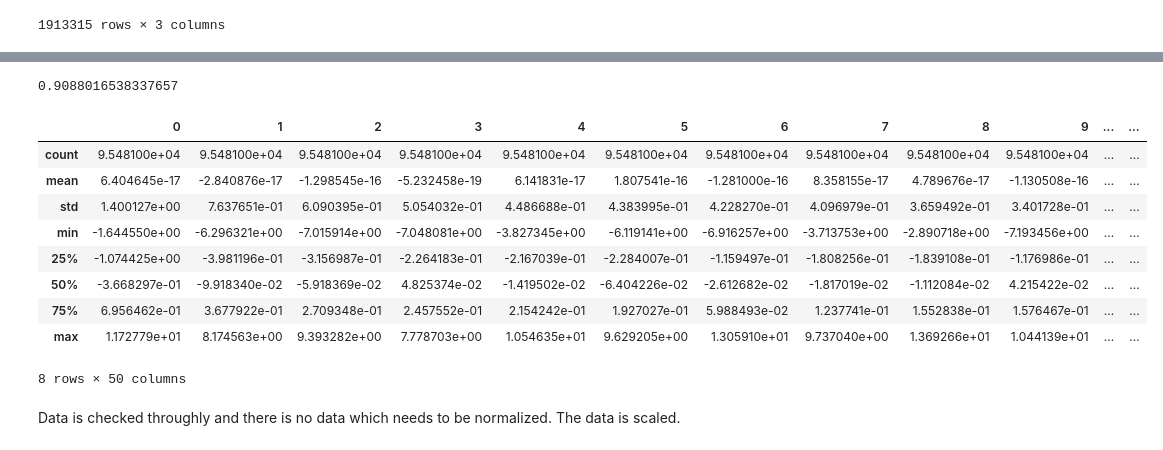
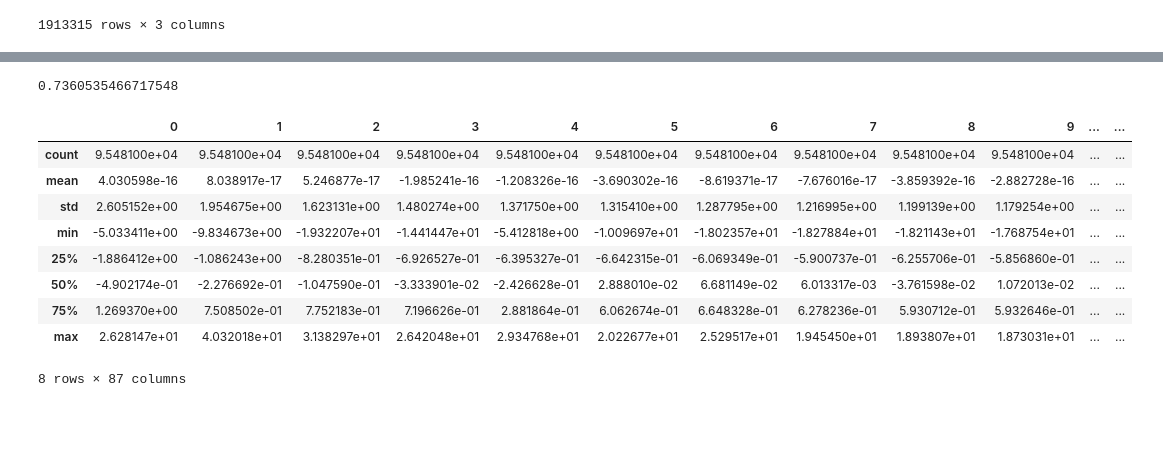
Before and after one commit to divmi/InstaCart, a Jupyter notebook: CustomerSegmentation.ipynb, the cells around one changed output, grey strips where cells are left out. Drawn from its saved outputs; the diff is of its cells as text; code cells hidden in the pictures; blank space fills up the shorter version.

```diff
--- a/CustomerSegmentation.ipynb
+++ b/CustomerSegmentation.ipynb
@@ -623,0 +692,12 @@ data_less_than_10,index_match_less_than_10=GenerateDataSet(final_list_for_user_l
+# %%
+from sklearn.preprocessing import StandardScaler
+def ScaleData(data):
+    scaler=StandardScaler()
+    standardScaledData=scaler.fit_transform(data)
+    dataset=pd.DataFrame(standardScaledData,columns=list(data.columns))
+    plt.figure(figsize=(13,5))
+    plt.plot(dataset)
+    return dataset
+# %%
+scaled_df_more_than_20=ScaleData(data);
+scaled_df_less_than_10=ScaleData(data_less_than_10);
@@ -633,17 +765,15 @@ def GeneratePCADataset(user_list,n_component):
 # %%
-pca_50_dataset=GeneratePCADataset(data_less_than_10,50)
-pca_50_dataset.describe()
+pca_less_than_10_after_normalization=GeneratePCADataset(scaled_df_less_than_10,87)
+pca_less_than_10_after_normalization.describe()
 # %% [output]
-0.9088016538337657
+0.7360535466717548
 |  | 0 | 1 | 2 | 3 | 4 | 5 | 6 | 7 | 8 | 9 | ... | ... |
 | count | 9.548100e+04 | 9.548100e+04 | 9.548100e+04 | 9.548100e+04 | 9.548100e+04 | 9.548100e+04 | 9.548100e+04 | 9.548100e+04 | 9.548100e+04 | 9.548100e+04 | ... | ... |
-| mean | 6.404645e-17 | -2.840876e-17 | -1.298545e-16 | -5.232458e-19 | 6.141831e-17 | 1.807541e-16 | -1.281000e-16 | 8.358155e-17 | 4.789676e-17 | -1.130508e-16 | ... | ... |
-| std | 1.400127e+00 | 7.637651e-01 | 6.090395e-01 | 5.054032e-01 | 4.486688e-01 | 4.383995e-01 | 4.228270e-01 | 4.096979e-01 | 3.659492e-01 | 3.401728e-01 | ... | ... |
-| min | -1.644550e+00 | -6.296321e+00 | -7.015914e+00 | -7.048081e+00 | -3.827345e+00 | -6.119141e+00 | -6.916257e+00 | -3.713753e+00 | -2.890718e+00 | -7.193456e+00 | ... | ... |
-| 25% | -1.074425e+00 | -3.981196e-01 | -3.156987e-01 | -2.264183e-01 | -2.167039e-01 | -2.284007e-01 | -1.159497e-01 | -1.808256e-01 | -1.839108e-01 | -1.176986e-01 | ... | ... |
-| 50% | -3.668297e-01 | -9.918340e-02 | -5.918369e-02 | 4.825374e-02 | -1.419502e-02 | -6.404226e-02 | -2.612682e-02 | -1.817019e-02 | -1.112084e-02 | 4.215422e-02 | ... | ... |
-| 75% | 6.956462e-01 | 3.677922e-01 | 2.709348e-01 | 2.457552e-01 | 2.154242e-01 | 1.927027e-01 | 5.988493e-02 | 1.237741e-01 | 1.552838e-01 | 1.576467e-01 | ... | ... |
-| max | 1.172779e+01 | 8.174563e+00 | 9.393282e+00 | 7.778703e+00 | 1.054635e+01 | 9.629205e+00 | 1.305910e+01 | 9.737040e+00 | 1.369266e+01 | 1.044139e+01 | ... | ... |
+| mean | 4.030598e-16 | 8.038917e-17 | 5.246877e-17 | -1.985241e-16 | -1.208326e-16 | -3.690302e-16 | -8.619371e-17 | -7.676016e-17 | -3.859392e-16 | -2.882728e-16 | ... | ... |
+| std | 2.605152e+00 | 1.954675e+00 | 1.623131e+00 | 1.480274e+00 | 1.371750e+00 | 1.315410e+00 | 1.287795e+00 | 1.216995e+00 | 1.199139e+00 | 1.179254e+00 | ... | ... |
+| min | -5.033411e+00 | -9.834673e+00 | -1.932207e+01 | -1.441447e+01 | -5.412818e+00 | -1.009697e+01 | -1.802357e+01 | -1.827884e+01 | -1.821143e+01 | -1.768754e+01 | ... | ... |
+| 25% | -1.886412e+00 | -1.086243e+00 | -8.280351e-01 | -6.926527e-01 | -6.395327e-01 | -6.642315e-01 | -6.069349e-01 | -5.900737e-01 | -6.255706e-01 | -5.856860e-01 | ... | ... |
+| 50% | -4.902174e-01 | -2.276692e-01 | -1.047590e-01 | -3.333901e-02 | -2.426628e-01 | 2.888010e-02 | 6.681149e-02 | 6.013317e-03 | -3.761598e-02 | 1.072013e-02 | ... | ... |
+| 75% | 1.269370e+00 | 7.508502e-01 | 7.752183e-01 | 7.196626e-01 | 2.881864e-01 | 6.062674e-01 | 6.648328e-01 | 6.278236e-01 | 5.930712e-01 | 5.932646e-01 | ... | ... |
+| max | 2.628147e+01 | 4.032018e+01 | 3.138297e+01 | 2.642048e+01 | 2.934768e+01 | 2.022677e+01 | 2.529517e+01 | 1.945450e+01 | 1.893807e+01 | 1.873031e+01 | ... | ... |
-8 rows × 50 columns
+8 rows × 87 columns
-# %% [markdown]
-Data is checked throughly and there is no data which needs to be normalized. The data is scaled.
```
Also changed, not shown: parts of 45 cells of this notebook, 9 other files.
